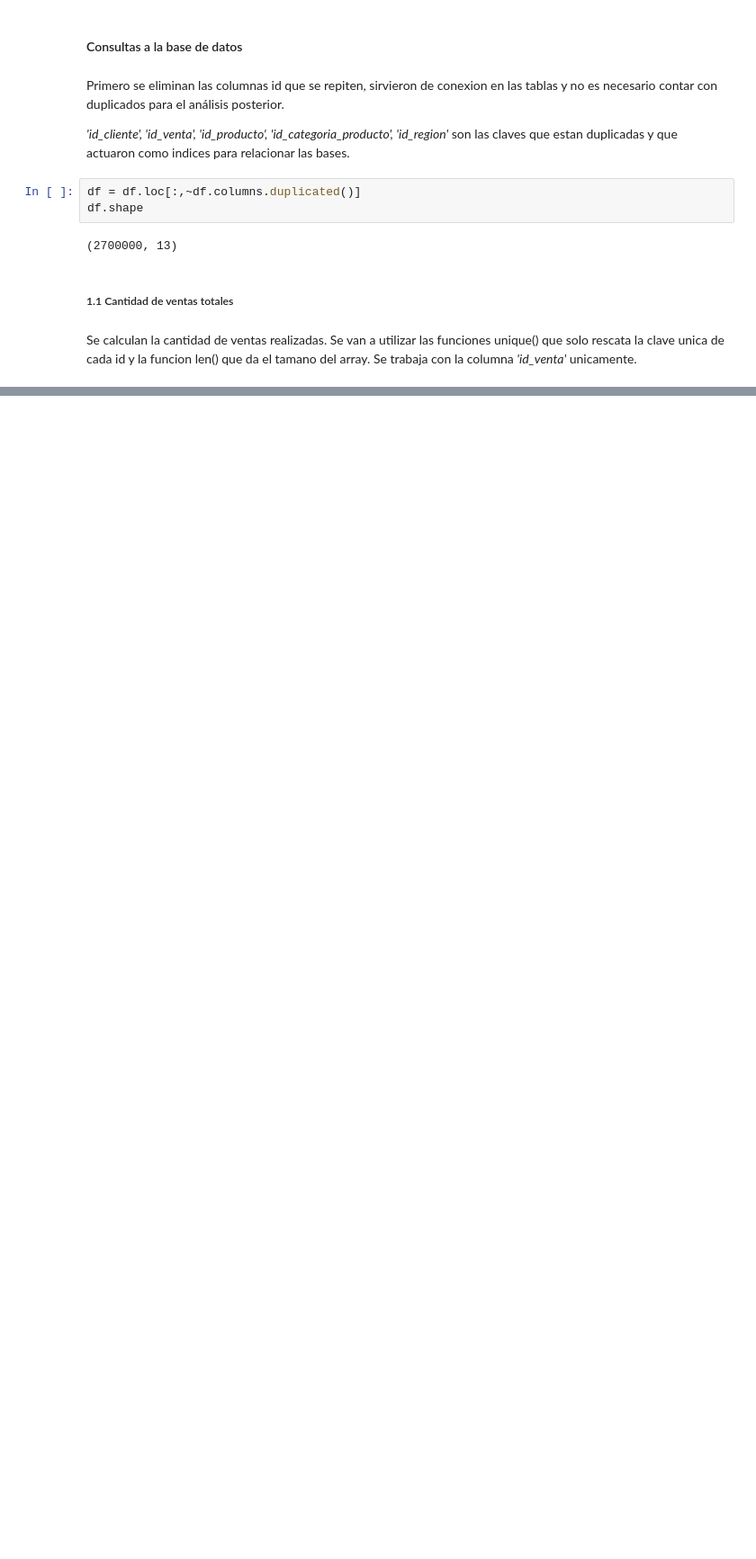
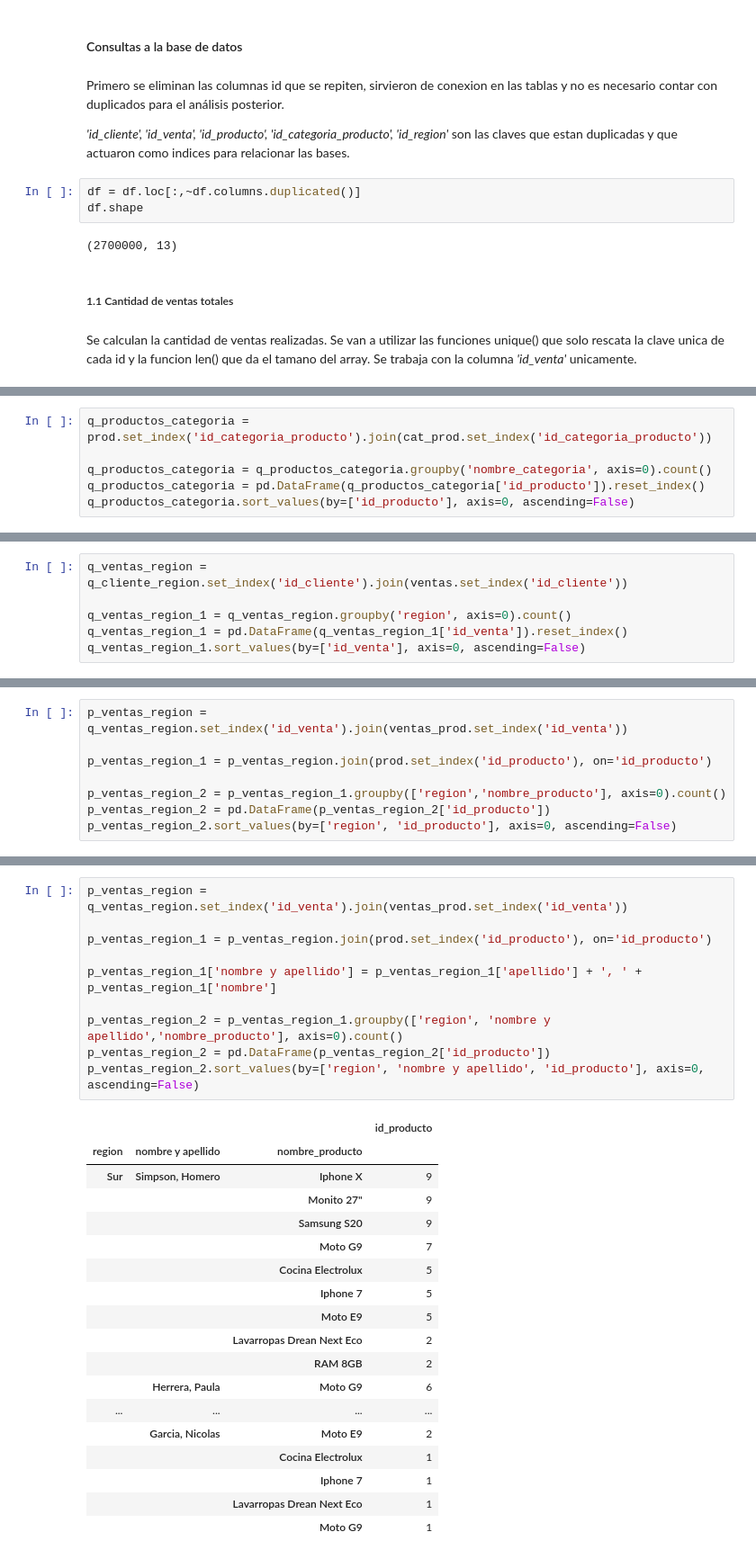
Before and after one commit to valenmongi/Icaro, a Jupyter notebook: TP_final/TP_Final.ipynb, the cells around one changed output, grey strips where cells are left out. Shown: that part at 90% size. Cells and saved outputs as stored; diff of their text form; blank space fills up the shorter version.

```diff
--- a/TP_final/TP_Final.ipynb
+++ b/TP_final/TP_Final.ipynb
@@ -101,0 +177,6 @@ pd.DataFrame(q_cliente_region['id_cliente']).reset_index()
+# %%
+q_productos_categoria = prod.set_index('id_categoria_producto').join(cat_prod.set_index('id_categoria_producto'))
+
+q_productos_categoria = q_productos_categoria.groupby('nombre_categoria', axis=0).count()
+q_productos_categoria = pd.DataFrame(q_productos_categoria['id_producto']).reset_index()
+q_productos_categoria.sort_values(by=['id_producto'], axis=0, ascending=False)
@@ -101,0 +190,6 @@ pd.DataFrame(q_cliente_region['id_cliente']).reset_index()
+# %%
+q_ventas_region = q_cliente_region.set_index('id_cliente').join(ventas.set_index('id_cliente'))
+
+q_ventas_region_1 = q_ventas_region.groupby('region', axis=0).count()
+q_ventas_region_1 = pd.DataFrame(q_ventas_region_1['id_venta']).reset_index()
+q_ventas_region_1.sort_values(by=['id_venta'], axis=0, ascending=False)
@@ -101,0 +202,8 @@ pd.DataFrame(q_cliente_region['id_cliente']).reset_index()
+# %%
+p_ventas_region = q_ventas_region.set_index('id_venta').join(ventas_prod.set_index('id_venta'))
+
+p_ventas_region_1 = p_ventas_region.join(prod.set_index('id_producto'), on='id_producto')
+
+p_ventas_region_2 = p_ventas_region_1.groupby(['region','nombre_producto'], axis=0).count()
+p_ventas_region_2 = pd.DataFrame(p_ventas_region_2['id_producto'])
+p_ventas_region_2.sort_values(by=['region', 'id_producto'], axis=0, ascending=False)
@@ -101,0 +231,29 @@ pd.DataFrame(q_cliente_region['id_cliente']).reset_index()
+# %%
+p_ventas_region = q_ventas_region.set_index('id_venta').join(ventas_prod.set_index('id_venta'))
+
+p_ventas_region_1 = p_ventas_region.join(prod.set_index('id_producto'), on='id_producto')
+
+p_ventas_region_1['nombre y apellido'] = p_ventas_region_1['apellido'] + ', ' + p_ventas_region_1['nombre']
+
+p_ventas_region_2 = p_ventas_region_1.groupby(['region', 'nombre y apellido','nombre_producto'], axis=0).count()
+p_ventas_region_2 = pd.DataFrame(p_ventas_region_2['id_producto'])
+p_ventas_region_2.sort_values(by=['region', 'nombre y apellido', 'id_producto'], axis=0, ascending=False)
+# %% [output]
+|  |  |  | id_producto |
+| region | nombre y apellido | nombre_producto |  |
+| Sur | Simpson, Homero | Iphone X | 9 |
+|  |  | Monito 27" | 9 |
+|  |  | Samsung S20 | 9 |
+|  |  | Moto G9 | 7 |
+|  |  | Cocina Electrolux | 5 |
+|  |  | Iphone 7 | 5 |
+|  |  | Moto E9 | 5 |
+|  |  | Lavarropas Drean Next Eco | 2 |
+|  |  | RAM 8GB | 2 |
+|  | Herrera, Paula | Moto G9 | 6 |
+| ... | ... | ... | ... |
+|  | Garcia, Nicolas | Moto E9 | 2 |
+|  |  | Cocina Electrolux | 1 |
+|  |  | Iphone 7 | 1 |
+|  |  | Lavarropas Drean Next Eco | 1 |
+|  |  | Moto G9 | 1 |
```
Also changed, not shown: parts of 26 cells of this notebook.
